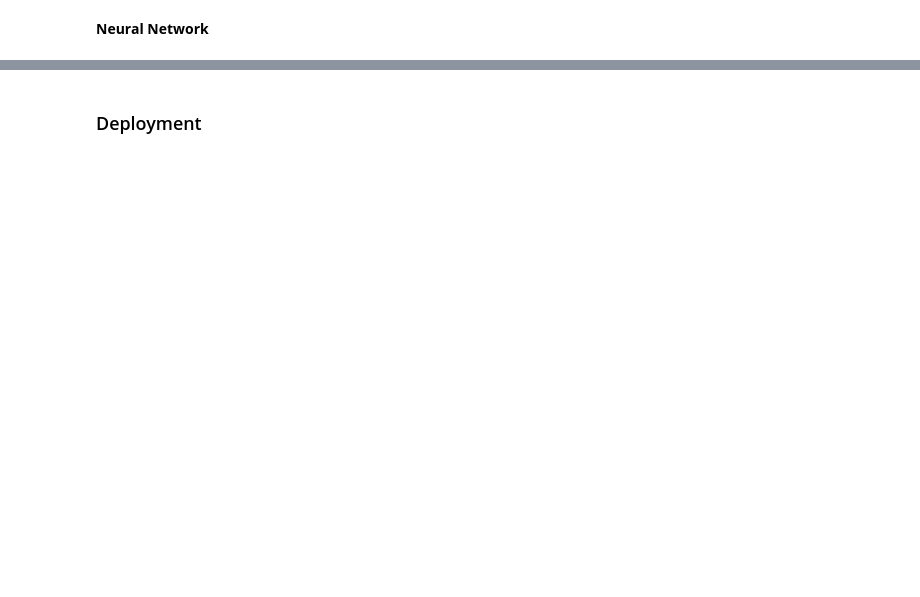
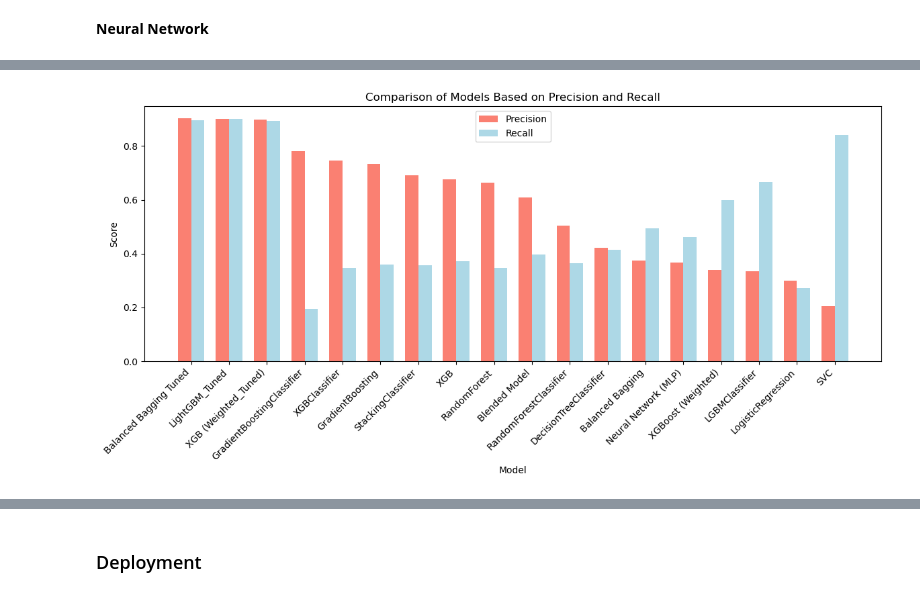
Before and after one commit to bedankibunja/HR-ANALYTICS-Predicting-Employee-Promotions, a Jupyter notebook: Notebook.ipynb, the cells around one changed output, grey strips where cells are left out. Drawn from its saved outputs; the diff is of its cells as text; code cells hidden in the pictures; blank space fills up the shorter version.

```diff
--- a/Notebook.ipynb
+++ b/Notebook.ipynb
@@ -1612,0 +2092,28 @@ Neural Network F1 Score: 0.4121212121212121
+# %%
+# Sort the DataFrame by Precision for better visual comparison
+all_results_df_sorted = all_results_df.sort_values(by='Precision', ascending=False)
+
+# Set the position of the bars on the x-axis
+x = np.arange(len(all_results_df_sorted['Model']))
+
+# Set the width of the bars
+width = 0.35
+
+# Create the grouped bar chart
+fig, ax = plt.subplots(figsize=(12, 6))
+precision_bars = ax.bar(x - width/2, all_results_df_sorted['Precision'], width, label='Precision', color='salmon')
+recall_bars = ax.bar(x + width/2, all_results_df_sorted['Recall'], width, label='Recall', color='lightblue')
+
+# Add labels and title
+ax.set_xlabel('Model')
+ax.set_ylabel('Score')
+ax.set_title('Comparison of Models Based on Precision and Recall')
+ax.set_xticks(x)
+ax.set_xticklabels(all_results_df_sorted['Model'], rotation=45, ha="right")
+ax.legend()
+
+# Display the plot
+plt.tight_layout()
+plt.show()
+# %% [output]
+[figure, added]
```
Also changed, not shown: parts of 44 cells of this notebook.
